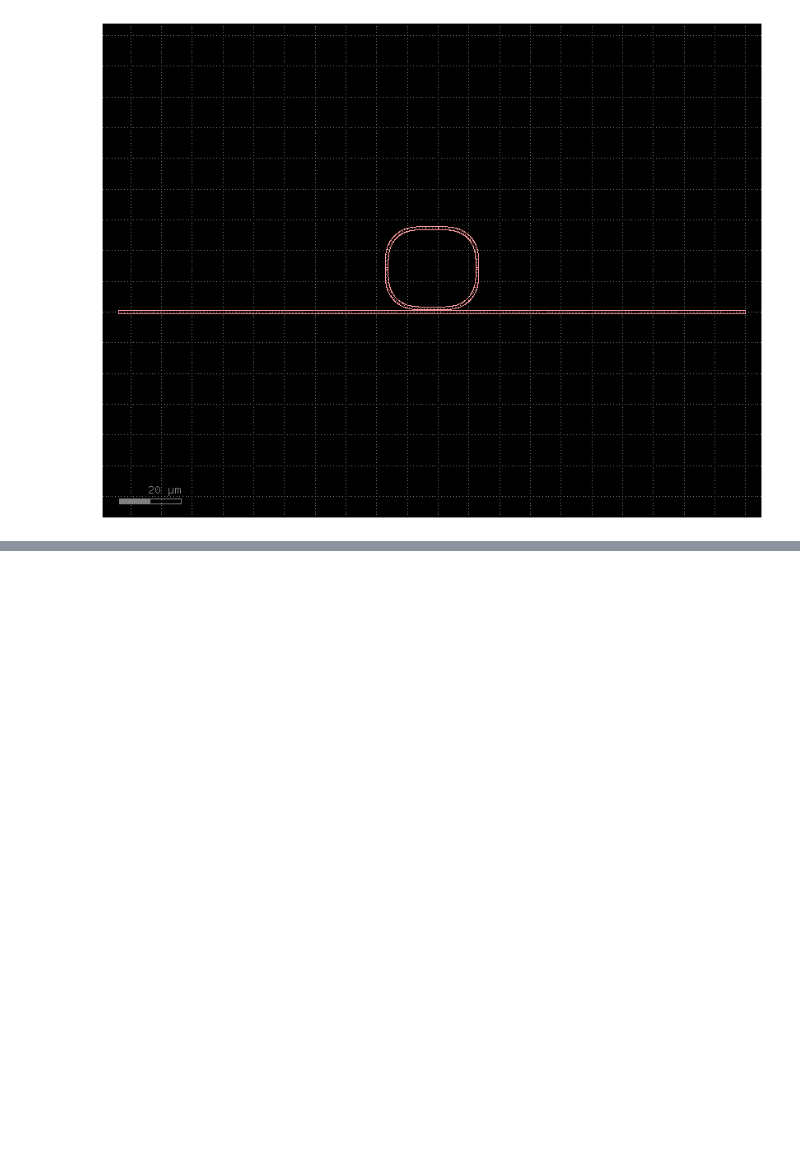
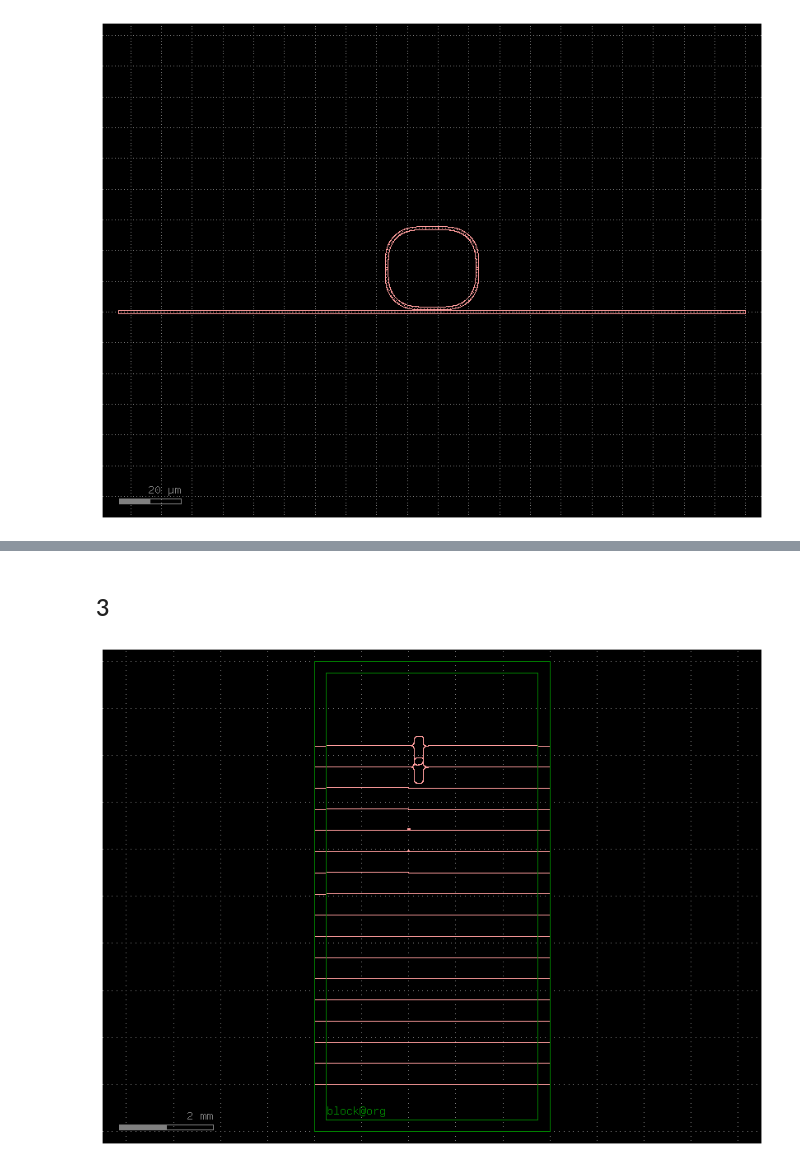
Before and after one commit to antpial/cifoin-lab4, a Jupyter notebook: LAYOUT_Student.ipynb, the cells around one changed output, grey strips where cells are left out. Saved outputs shown, nothing was run; the diff lists cells and outputs as text; code cells hidden in the pictures; blank space fills up the shorter version.

```diff
--- a/LAYOUT_Student.ipynb
+++ b/LAYOUT_Student.ipynb
@@ -358,0 +427,34 @@ c_ring.plot()
+# %% [markdown]
+## 3
+# %%
+gf.clear_cache()
+xs = gf.get_cross_section('strip', width=1.2, radius_min=10.0)
+m = gf.Component("L")
+m.add_ref(die(dieL=10000, dieW=5000, border=250))
+
+mx = gf.components.mmi1x2(cross_section=xs)
+my = gf.components.mmi2x2(cross_section=xs)
+
+comps = [gf.components.straight(length=1000, cross_section=xs) for _ in range(9)] + [
+    gf.components.coupler(length=46.92, gap=0.6, cross_section=xs),
+    gf.components.coupler(length=65.0, gap=0.6, cross_section=xs),
+    gf.components.ring_single(radius=12.75, gap=0.2, cross_section=xs),
+    gf.components.ring_single(radius=22.0, gap=0.2, cross_section=xs),
+    gf.components.mmi2x2(length_mmi=34.52, width_mmi=6.6, cross_section=xs),
+    gf.components.mmi2x2(length_mmi=50.0, width_mmi=6.6, cross_section=xs),
+    gf.components.mzi(delta_length=286.0, cross_section=xs, splitter=mx, combiner=my),
+    gf.components.mzi(delta_length=400.0, cross_section=xs, splitter=mx, combiner=my)
+]
+
+for i, c in enumerate(comps):
+    ref = m.add_ref(c).dmovex(2000).dmovey(1000 + i * 450)
+    pi = [p for p in ref.ports if p.orientation == 180][0]
+    po = [p for p in ref.ports if p.orientation == 0][0]
+    si = m.add_ref(gf.components.straight(length=250, cross_section=xs)).dmovey(pi.dy)
+    so = m.add_ref(gf.components.straight(length=250, cross_section=xs)).drotate(180).dmovex(5000).dmovey(po.dy)
+    gf.routing.route_single_sbend(m, port1=si['o2'], port2=pi, cross_section=xs)
+    gf.routing.route_single_sbend(m, port1=po, port2=so['o2'], cross_section=xs)
+
+m.plot()
+# %% [output]
+[figure, added]
```
Also changed, not shown: parts of 17 cells of this notebook.
